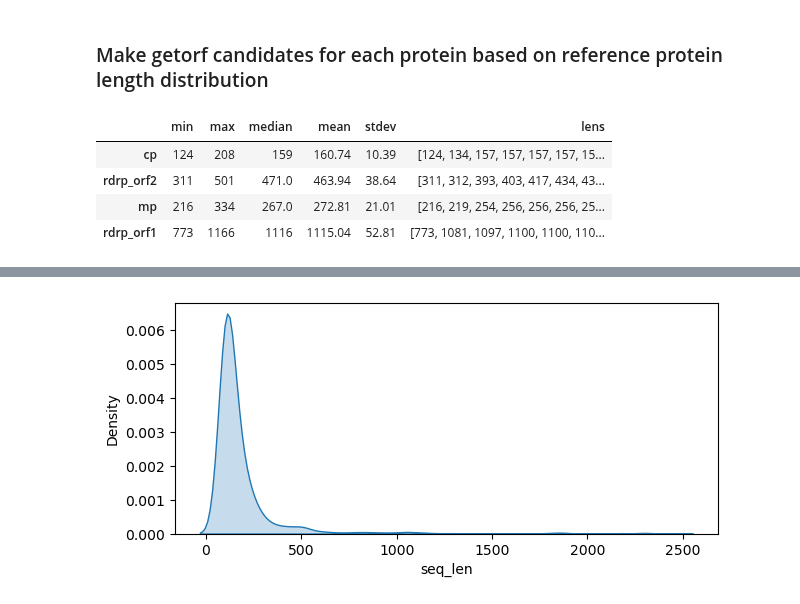
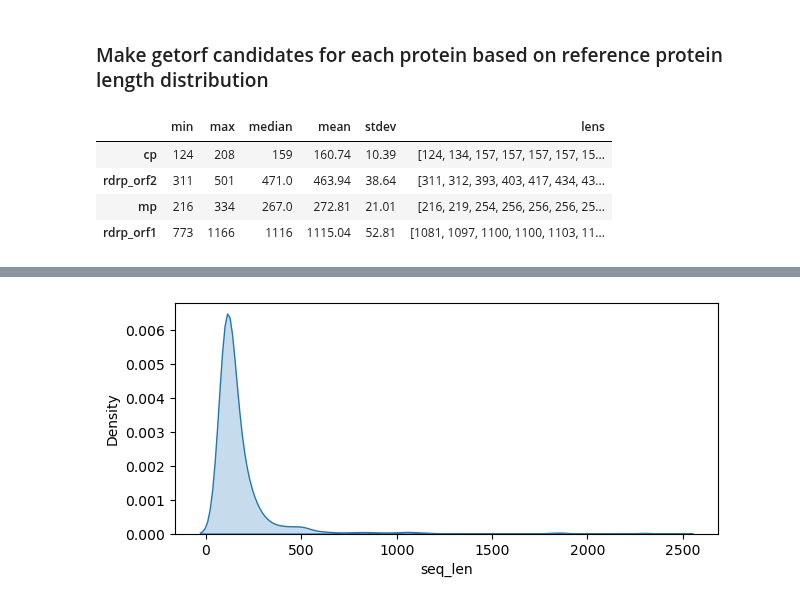
Before and after one commit to nezapajek/project-tobamo, a Jupyter notebook: analysis/whole_orf/01_getorf_candidates.ipynb, the cells around one changed output, grey strips where cells are left out. Saved outputs shown, nothing was run; the diff lists cells and outputs as text; code cells hidden in the pictures.

Commit message:
removed gorica from stats

```diff
--- a/analysis/whole_orf/01_getorf_candidates.ipynb
+++ b/analysis/whole_orf/01_getorf_candidates.ipynb
@@ -27,14 +26,16 @@ for file in filenames:
     proteins.append(name)
 
     ref_stats[name] = {'min':minlen, 'max':maxlen, 'median': med, 'mean': mean, 'stdev':sd, 'lens':fasta_lens}
-# %%
-ref_stats_df = pd.DataFrame(ref_stats).T
-ref_stats_df
-# %% [output]
-|  | min | max | median | mean | stdev | lens |
-| cp | 124 | 208 | 159 | 160.74 | 10.39 | [124, 134, 157, 157, 157, 157, 15... |
-| rdrp_orf2 | 311 | 501 | 471.0 | 463.94 | 38.64 | [311, 312, 393, 403, 417, 434, 43... |
-| mp | 216 | 334 | 267.0 | 272.81 | 21.01 | [216, 219, 254, 256, 256, 256, 25... |
-| rdrp_orf1 | 773 | 1166 | 1116 | 1115.04 | 52.81 | [773, 1081, 1097, 1100, 1100, 110... |
+# %%
+ref_stats_df = pd.DataFrame(ref_stats).T
+# remove outlyer Gorica orf1 len 773
+ref_stats_df.loc['rdrp_orf1', 'lens'] = ref_stats_df.loc['rdrp_orf1', 'lens'][1:]
+ref_stats_df
+# %% [output]
+|  | min | max | median | mean | stdev | lens |
+| cp | 124 | 208 | 159 | 160.74 | 10.39 | [124, 134, 157, 157, 157, 157, 15... |
+| rdrp_orf2 | 311 | 501 | 471.0 | 463.94 | 38.64 | [311, 312, 393, 403, 417, 434, 43... |
+| mp | 216 | 334 | 267.0 | 272.81 | 21.01 | [216, 219, 254, 256, 256, 256, 25... |
+| rdrp_orf1 | 773 | 1166 | 1116 | 1115.04 | 52.81 | [1081, 1097, 1100, 1100, 1103, 11... |
 # %%
 getorf = pd.read_csv('data/getorf_stats.csv')
```
Also changed, not shown: parts of 5 cells of this notebook.
